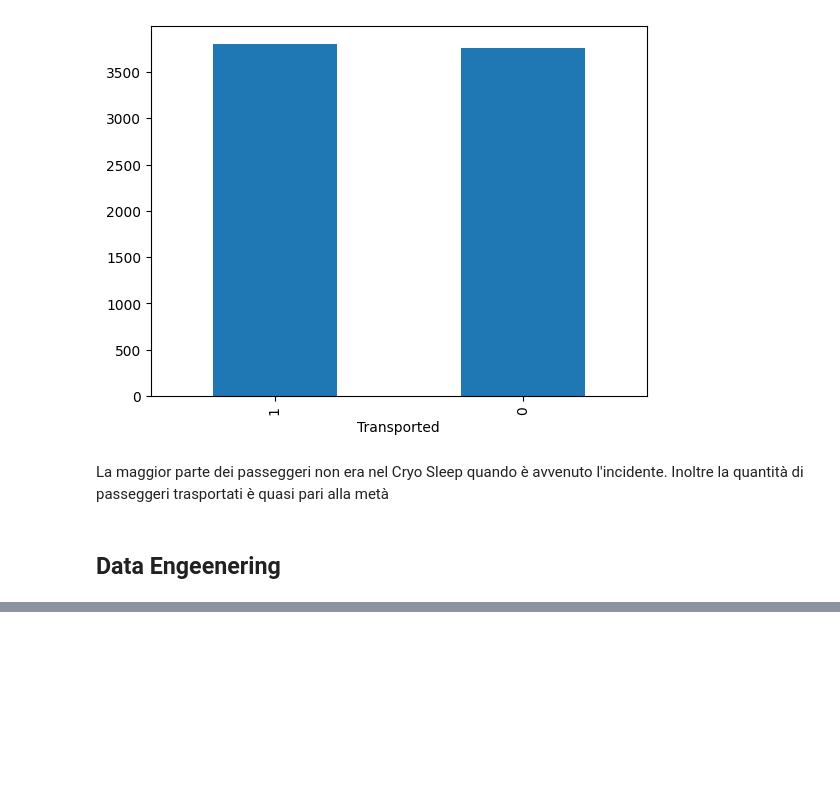
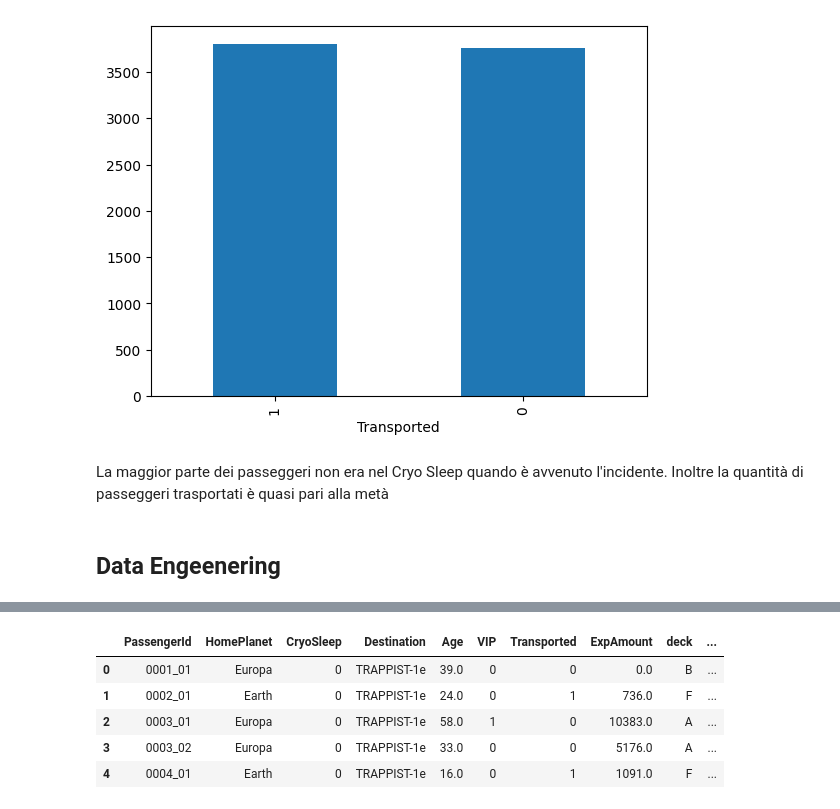
Before and after one commit to NickkGiannini/Kaggle_SpaceShipTitanic, a Jupyter notebook: spaceship-titanic.ipynb, the cells around one changed output, grey strips where cells are left out. Cells and saved outputs as stored; diff of their text form; code cells hidden in the pictures; blank space fills up the shorter version.

```diff
--- a/spaceship-titanic.ipynb
+++ b/spaceship-titanic.ipynb
@@ -202,0 +221,11 @@ train.head()
+# %%
+train[['deck', 'num', 'side']] = train['Cabin'].str.split('/', expand=True)
+train = train.drop(['Cabin'],axis=1)
+train.head()
+# %% [output]
+|  | PassengerId | HomePlanet | CryoSleep | Destination | Age | VIP | Transported | ExpAmount | deck | ... |
+| 0 | 0001_01 | Europa | 0 | TRAPPIST-1e | 39.0 | 0 | 0 | 0.0 | B | ... |
+| 1 | 0002_01 | Earth | 0 | TRAPPIST-1e | 24.0 | 0 | 1 | 736.0 | F | ... |
+| 2 | 0003_01 | Europa | 0 | TRAPPIST-1e | 58.0 | 1 | 0 | 10383.0 | A | ... |
+| 3 | 0003_02 | Europa | 0 | TRAPPIST-1e | 33.0 | 0 | 0 | 5176.0 | A | ... |
+| 4 | 0004_01 | Earth | 0 | TRAPPIST-1e | 16.0 | 0 | 1 | 1091.0 | F | ... |
```
Also changed, not shown: parts of 28 cells of this notebook.
